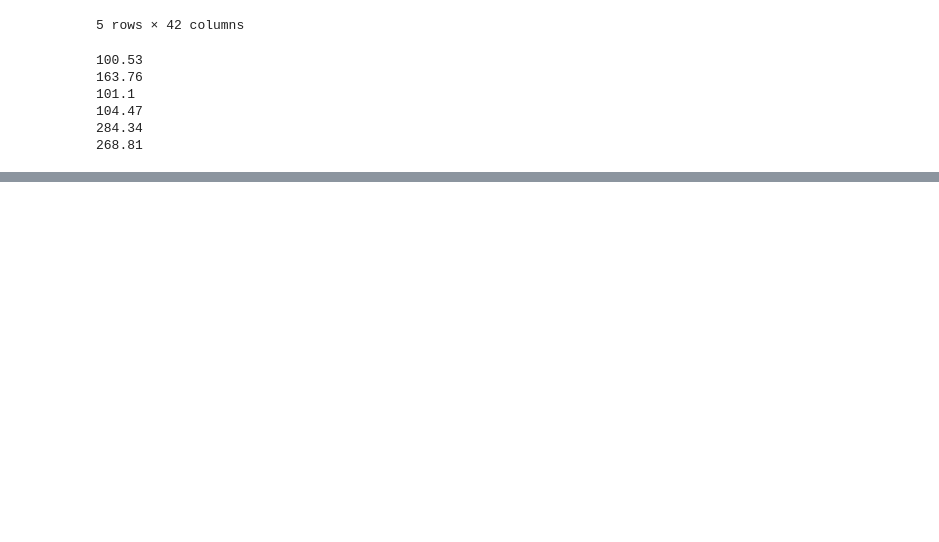
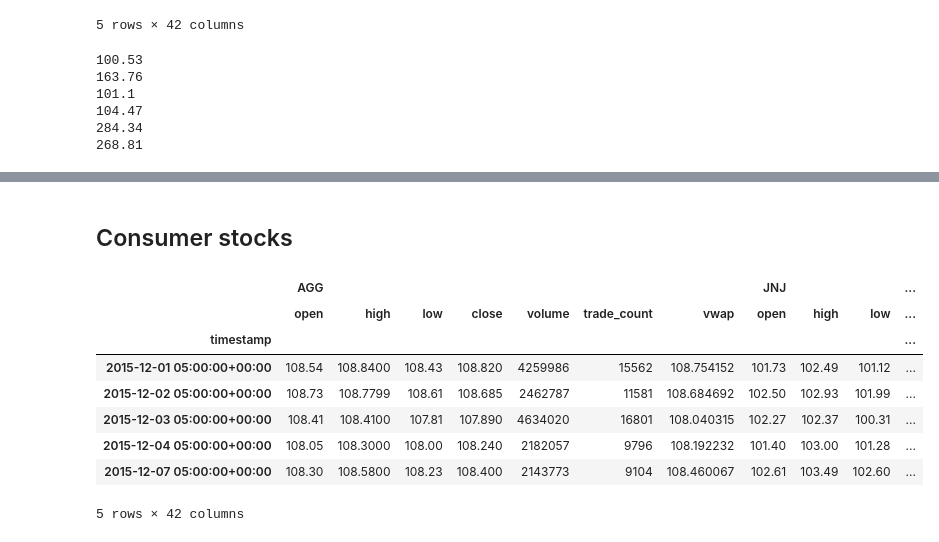
Before and after one commit to reiccv/Project_1_Portfolio_Analysis, a Jupyter notebook: Portfolio_Analysis_Tech_vs_Consumer.ipynb, the cells around one changed output, grey strips where cells are left out. Cells and saved outputs as stored; diff of their text form; code cells hidden in the pictures; blank space fills up the shorter version.

```diff
--- a/Portfolio_Analysis_Tech_vs_Consumer.ipynb
+++ b/Portfolio_Analysis_Tech_vs_Consumer.ipynb
@@ -561,0 +582,55 @@ MC_15year.plot_simulation()
+# %% [markdown]
+## Consumer stocks
+# %%
+load_dotenv()
+
+alpaca_api_key = os.getenv("ALPACA_API_KEY")
+alpaca_secret_key = os.getenv("ALPACA_SECRET_KEY")
+type(alpaca_secret_key )
+
+
+alpaca = tradeapi.REST(
+    alpaca_api_key,
+    alpaca_secret_key,
+    api_version = "v2"
+)
+
+tickers = ["AGG","JNJ", "K", "KO", "PG", "WMT"]
+
+timeframe = "1DAY"
+
+start_date = pd.Timestamp("2013-04-05", tz="America/New_York").isoformat()
+end_date = pd.Timestamp("2023-04-05", tz="America/New_York").isoformat()
+
+consumer_portfolio = alpaca.get_bars(
+    tickers,
+    timeframe,
+    start = start_date,
+    end = end_date
+).df
+
+AGG = consumer_portfolio[consumer_portfolio['symbol']=='AGG'].drop('symbol', axis=1)
+
+JNJ = consumer_portfolio[consumer_portfolio['symbol']=='JNJ'].drop('symbol', axis=1)
+
+K = consumer_portfolio[consumer_portfolio['symbol']=='K'].drop('symbol', axis=1)
+
+KO = consumer_portfolio[consumer_portfolio['symbol']=='KO'].drop('symbol', axis=1)
+
+PG = consumer_portfolio[consumer_portfolio['symbol']=='PG'].drop('symbol', axis=1)
+
+WMT = consumer_portfolio[consumer_portfolio['symbol']=='WMT'].drop('symbol', axis=1)
+
+consumer_portfolio = pd.concat([AGG,JNJ,K,KO,PG,WMT],axis=1, keys=['AGG','JNJ','K','KO','PG','WMT'])
+
+consumer_portfolio.head()
+# %% [output]
+|  | AGG |  |  |  |  |  |  | JNJ |  |  | ... |
+|  | open | high | low | close | volume | trade_count | vwap | open | high | low | ... |
+| timestamp |  |  |  |  |  |  |  |  |  |  | ... |
+| 2015-12-01 05:00:00+00:00 | 108.54 | 108.8400 | 108.43 | 108.820 | 4259986 | 15562 | 108.754152 | 101.73 | 102.49 | 101.12 | ... |
+| 2015-12-02 05:00:00+00:00 | 108.73 | 108.7799 | 108.61 | 108.685 | 2462787 | 11581 | 108.684692 | 102.50 | 102.93 | 101.99 | ... |
+| 2015-12-03 05:00:00+00:00 | 108.41 | 108.4100 | 107.81 | 107.890 | 4634020 | 16801 | 108.040315 | 102.27 | 102.37 | 100.31 | ... |
+| 2015-12-04 05:00:00+00:00 | 108.05 | 108.3000 | 108.00 | 108.240 | 2182057 | 9796 | 108.192232 | 101.40 | 103.00 | 101.28 | ... |
+| 2015-12-07 05:00:00+00:00 | 108.30 | 108.5800 | 108.23 | 108.400 | 2143773 | 9104 | 108.460067 | 102.61 | 103.49 | 102.60 | ... |
+5 rows × 42 columns
```
Also changed, not shown: parts of 16 cells of this notebook.
